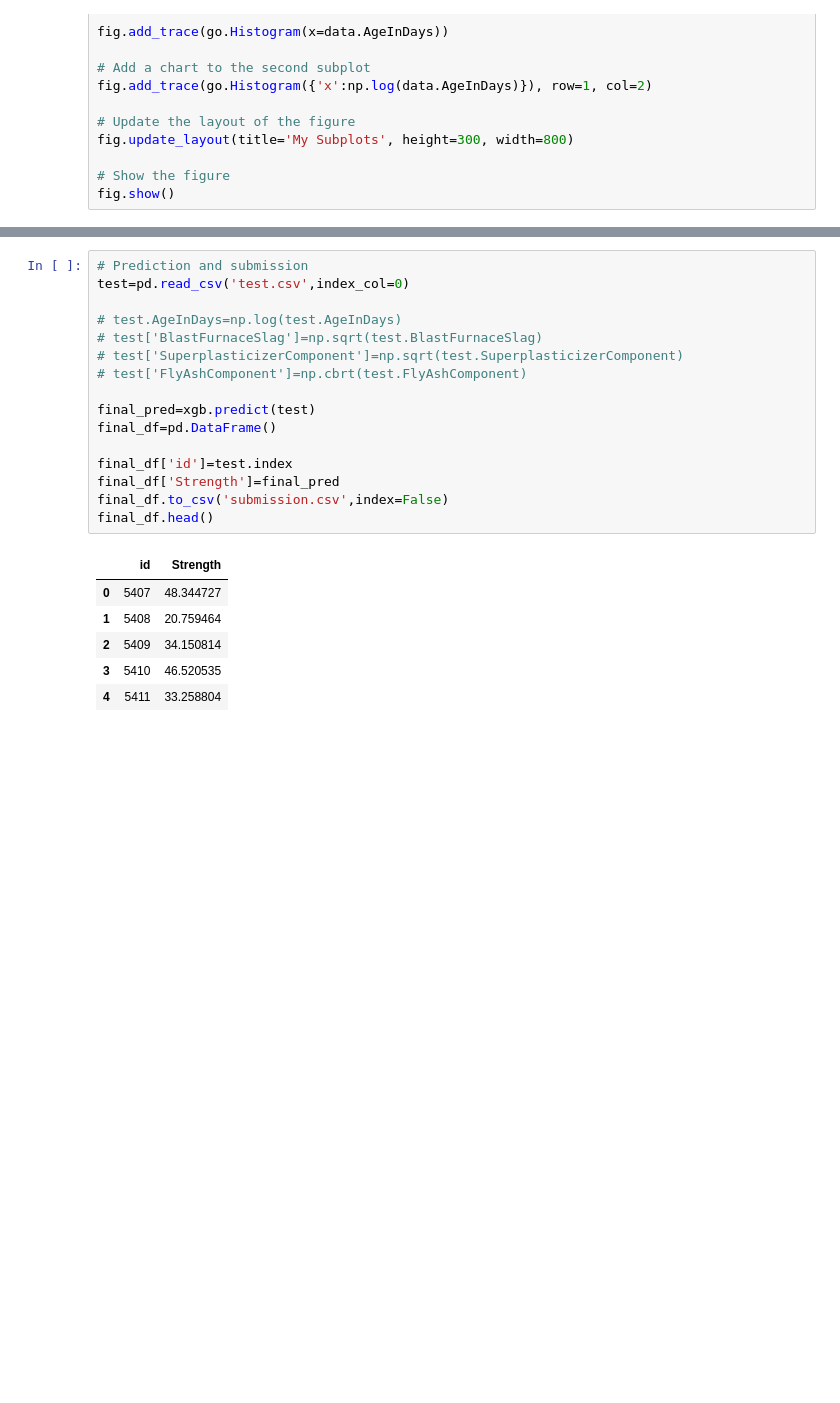
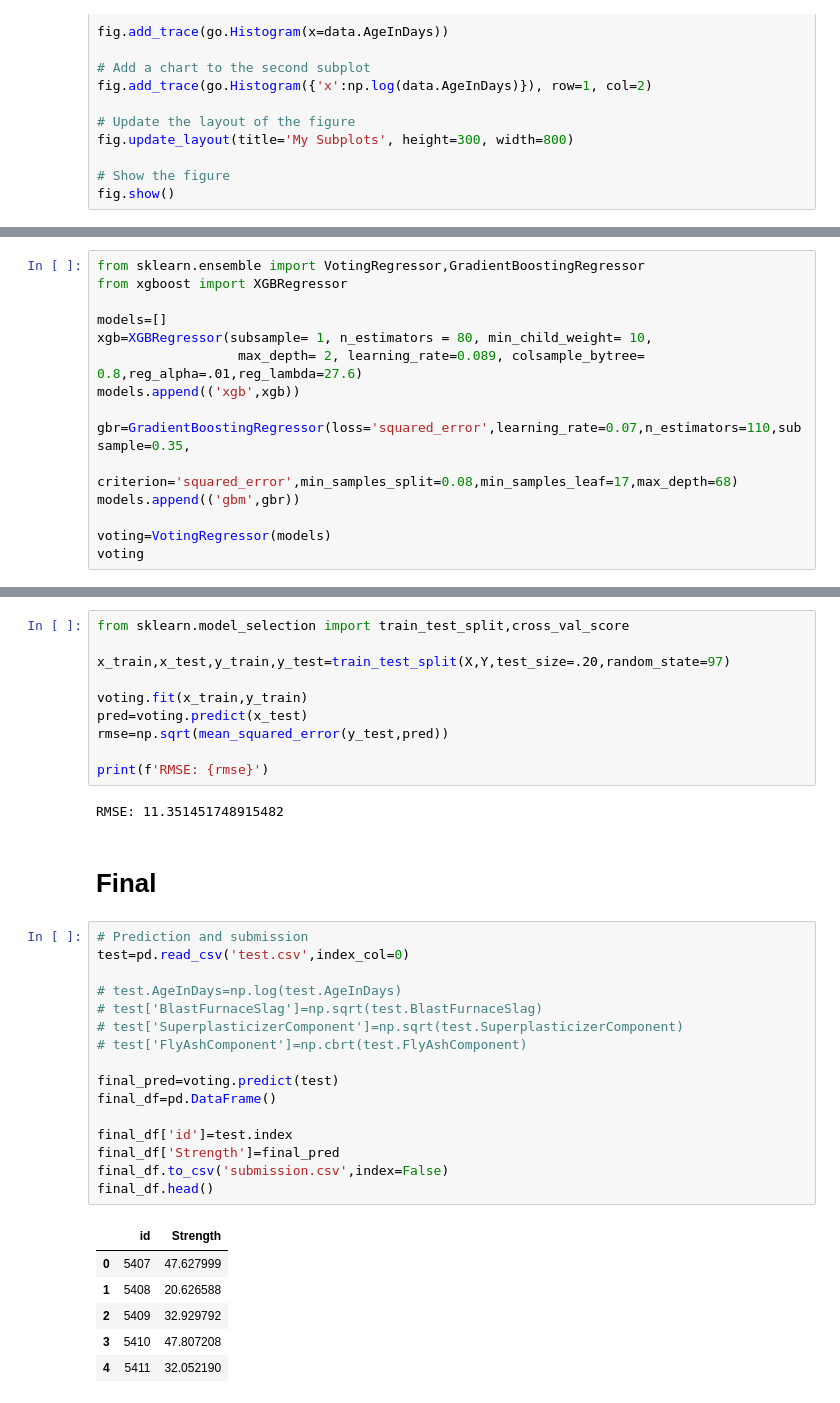
Before and after one commit to slmsshk/Data-Science-Dummy-main, a Jupyter notebook: Playground Series - Season 3, Episode 9/train.ipynb, the cells around one changed output, grey strips where cells are left out. Drawn from its saved outputs; the diff is of its cells as text; blank space fills up the shorter version.

```diff
--- a/Playground Series - Season 3, Episode 9/train.ipynb
+++ b/Playground Series - Season 3, Episode 9/train.ipynb
@@ -158,0 +278,15 @@ fig.show()
+# %%
+from sklearn.ensemble import VotingRegressor,GradientBoostingRegressor
+from xgboost import XGBRegressor
+
+models=[]
+xgb=XGBRegressor(subsample= 1, n_estimators = 80, min_child_weight= 10,
+                  max_depth= 2, learning_rate=0.089, colsample_bytree= 0.8,reg_alpha=.01,reg_lambda=27.6)
+models.append(('xgb',xgb))
+
+gbr=GradientBoostingRegressor(loss='squared_error',learning_rate=0.07,n_estimators=110,subsample=0.35,
+                             criterion='squared_error',min_samples_split=0.08,min_samples_leaf=17,max_depth=68)
+models.append(('gbm',gbr))
+
+voting=VotingRegressor(models)
+voting
@@ -159,23 +311,37 @@ fig.show()
+# %%
+from sklearn.model_selection import train_test_split,cross_val_score
+
+x_train,x_test,y_train,y_test=train_test_split(X,Y,test_size=.20,random_state=97)
+
+voting.fit(x_train,y_train)
+pred=voting.predict(x_test)
+rmse=np.sqrt(mean_squared_error(y_test,pred))
+
+print(f'RMSE: {rmse}')
+# %% [output]
+RMSE: 11.351451748915482
+# %% [markdown]
+# Final
 # %%
 # Prediction and submission
 test=pd.read_csv('test.csv',index_col=0)
 
 # test.AgeInDays=np.log(test.AgeInDays)
 # test['BlastFurnaceSlag']=np.sqrt(test.BlastFurnaceSlag)
 # test['SuperplasticizerComponent']=np.sqrt(test.SuperplasticizerComponent)
 # test['FlyAshComponent']=np.cbrt(test.FlyAshComponent)
 
-final_pred=xgb.predict(test)
+final_pred=voting.predict(test)
 final_df=pd.DataFrame()
 
 final_df['id']=test.index
 final_df['Strength']=final_pred
 final_df.to_csv('submission.csv',index=False)
 final_df.head()
 # %% [output]
 |  | id | Strength |
-| 0 | 5407 | 48.344727 |
-| 1 | 5408 | 20.759464 |
-| 2 | 5409 | 34.150814 |
-| 3 | 5410 | 46.520535 |
-| 4 | 5411 | 33.258804 |
+| 0 | 5407 | 47.627999 |
+| 1 | 5408 | 20.626588 |
+| 2 | 5409 | 32.929792 |
+| 3 | 5410 | 47.807208 |
+| 4 | 5411 | 32.052190 |
```
Also changed, not shown: parts of 18 cells of this notebook, 2 other files.
